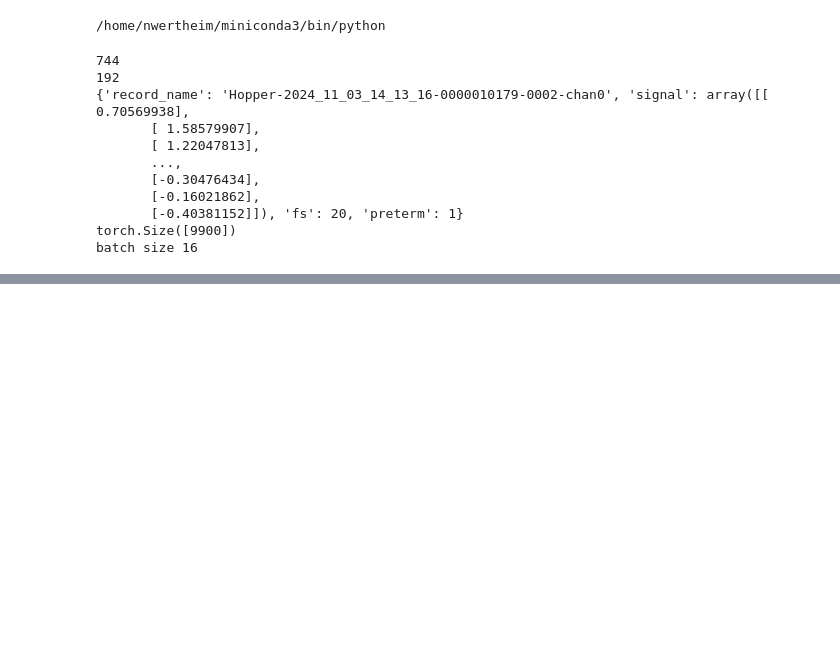
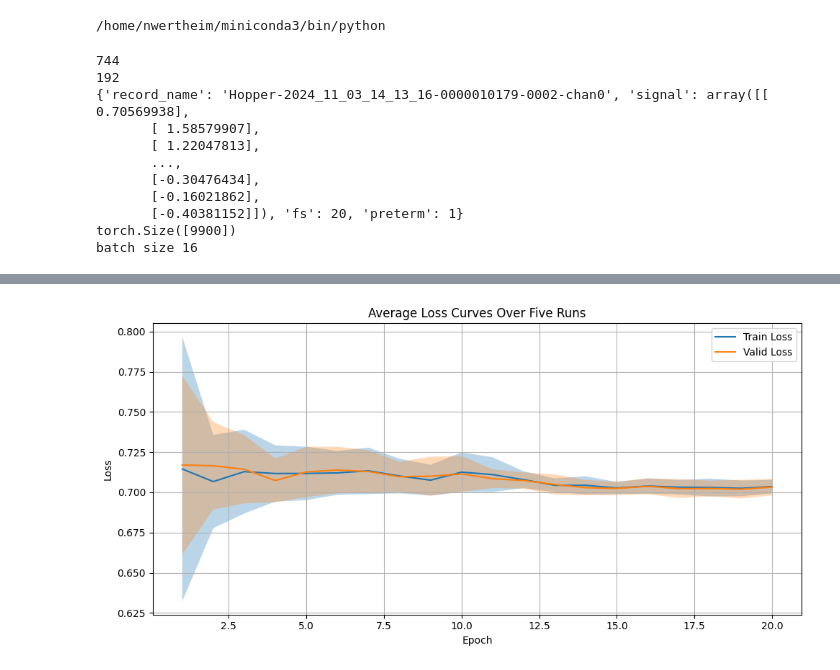
Before and after one commit to noorwertheim/Master-Thesis, a Jupyter notebook: notebooks/FCMAE_resnet_multiple_init.ipynb, the cells around one changed output, grey strips where cells are left out. Saved outputs shown, nothing was run; the diff lists cells and outputs as text; code cells hidden in the pictures; blank space fills up the shorter version.

Commit message:
aggregated results fcmae + resnet plotted

```diff
--- a/notebooks/FCMAE_resnet_multiple_init.ipynb
+++ b/notebooks/FCMAE_resnet_multiple_init.ipynb
@@ -28,8 +35,8 @@ base_dim = 32
 learning_rate_FCMAE = 0.00016938000495408888
 input_dimension = 512
 
-# ResNet classification head hyperparameters (SGD)
-learning_rate = 0.00001
+# ResNet classification head hyperparameters (ADAM)
+learning_rate = 1.582887649804575e-04
 # %%
 
 '''MY DATA + class weights'''
@@ -145,7 +168,7 @@ class FCMAEClassifier(nn.Module):
     def __init__(self, encoder):
         super().__init__()
         self.encoder = encoder
-        self.classifier = ResNet(2048, 2)  # 2048 channels from encoder, 2 output classes
+        self.classifier = ResNet(input_dimension, 2)
 
     def forward(self, x):
         with torch.no_grad():  # freeze encoder
@@ -187,7 +210,7 @@ for run in range(num_runs):
 
     model = FCMAEClassifier(encoder).to(device)
 
-    learn = Learner(dls, model, loss_func=loss_func, metrics=accuracy, opt_func=SGD)
+    learn = Learner(dls, model, loss_func=loss_func, metrics=accuracy)
     learn.model.to(device)
 
     learn.fit_one_cycle(num_epochs, learning_rate)
@@ -254,7 +277,7 @@ for run_idx, (labels, probs) in enumerate(zip(all_pred_labels, all_pred_probs),
     final_df[f'pred_label{run_idx}'] = labels
     final_df[f'pred_prob{run_idx}'] = probs
 
-final_df.to_csv("results_FCMAE_resnet_SGD.csv", index=False)
+final_df.to_csv("results_FCMAE_resnet_ADAM.csv", index=False)
 
 # ----------------------------- Plot Loss Curves -----------------------------
 epochs = np.arange(1, num_epochs + 1)
@@ -299,0 +369,23 @@ plt.show()
+# %%
+epochs = np.arange(1, num_epochs + 1)
+plt.figure(figsize=(10, 5))
+
+mean_train = all_train_losses.mean(axis=0)
+std_train = all_train_losses.std(axis=0)
+plt.plot(epochs, mean_train, label='Train Loss')
+plt.fill_between(epochs, mean_train - std_train, mean_train + std_train, alpha=0.3)
+
+mean_valid = all_valid_losses.mean(axis=0)
+std_valid = all_valid_losses.std(axis=0)
+plt.plot(epochs, mean_valid, label='Valid Loss')
+plt.fill_between(epochs, mean_valid - std_valid, mean_valid + std_valid, alpha=0.3)
+
+plt.xlabel('Epoch')
+plt.ylabel('Loss')
+plt.title('Average Loss Curves Over Five Runs')
+plt.legend()
+plt.grid(True)
+plt.tight_layout()
+plt.show()
+# %% [output]
+[figure, added]
```
Also changed, not shown: parts of 3 cells of this notebook, 1 other file.
